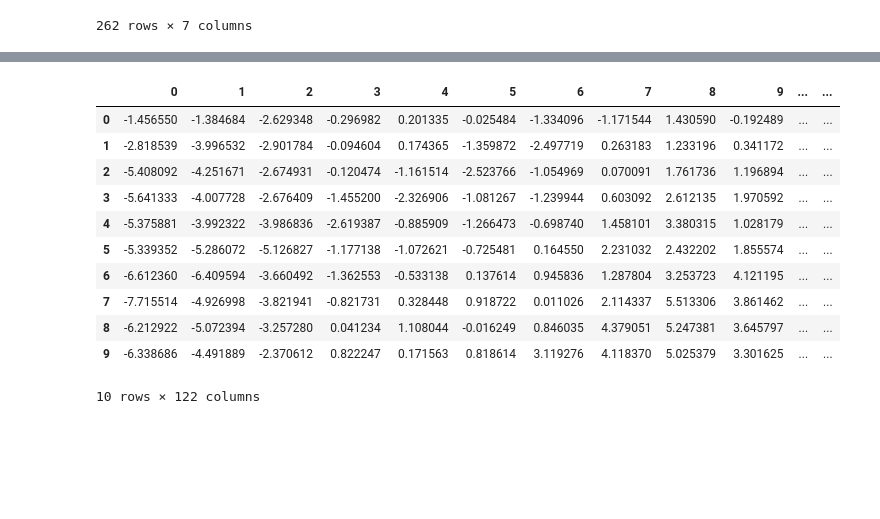
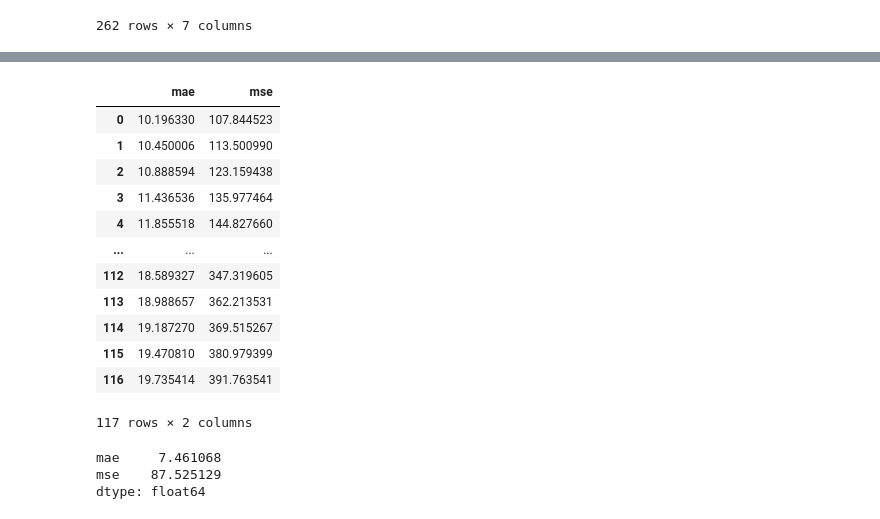
Before and after one commit to coldwhitewinters/tstools, a Jupyter notebook: notebook/tstools-playground-Copy1.ipynb, the cells around one changed output, grey strips where cells are left out. Saved outputs shown, nothing was run; the diff lists cells and outputs as text; code cells hidden in the pictures; blank space fills up the shorter version.

```diff
--- a/notebook/tstools-playground-Copy1.ipynb
+++ b/notebook/tstools-playground-Copy1.ipynb
@@ -1325,15 +184,22 @@ af_hfcst = [fcst.merge(data[["date", "close"]], on="date") for fcst in hfcst]
-# %%
-pd.concat([fcst["close"] - fcst["close_fcst"] for fcst in af_hfcst], axis=1)
-# %% [output]
-|  | 0 | 1 | 2 | 3 | 4 | 5 | 6 | 7 | 8 | 9 | ... | ... |
-| 0 | -1.456550 | -1.384684 | -2.629348 | -0.296982 | 0.201335 | -0.025484 | -1.334096 | -1.171544 | 1.430590 | -0.192489 | ... | ... |
-| 1 | -2.818539 | -3.996532 | -2.901784 | -0.094604 | 0.174365 | -1.359872 | -2.497719 | 0.263183 | 1.233196 | 0.341172 | ... | ... |
-| 2 | -5.408092 | -4.251671 | -2.674931 | -0.120474 | -1.161514 | -2.523766 | -1.054969 | 0.070091 | 1.761736 | 1.196894 | ... | ... |
-| 3 | -5.641333 | -4.007728 | -2.676409 | -1.455200 | -2.326906 | -1.081267 | -1.239944 | 0.603092 | 2.612135 | 1.970592 | ... | ... |
-| 4 | -5.375881 | -3.992322 | -3.986836 | -2.619387 | -0.885909 | -1.266473 | -0.698740 | 1.458101 | 3.380315 | 1.028179 | ... | ... |
-| 5 | -5.339352 | -5.286072 | -5.126827 | -1.177138 | -1.072621 | -0.725481 | 0.164550 | 2.231032 | 2.432202 | 1.855574 | ... | ... |
-| 6 | -6.612360 | -6.409594 | -3.660492 | -1.362553 | -0.533138 | 0.137614 | 0.945836 | 1.287804 | 3.253723 | 4.121195 | ... | ... |
-| 7 | -7.715514 | -4.926998 | -3.821941 | -0.821731 | 0.328448 | 0.918722 | 0.011026 | 2.114337 | 5.513306 | 3.861462 | ... | ... |
-| 8 | -6.212922 | -5.072394 | -3.257280 | 0.041234 | 1.108044 | -0.016249 | 0.846035 | 4.379051 | 5.247381 | 3.645797 | ... | ... |
-| 9 | -6.338686 | -4.491889 | -2.370612 | 0.822247 | 0.171563 | 0.818614 | 3.119276 | 4.118370 | 5.025379 | 3.301625 | ... | ... |
-10 rows × 122 columns
+# %%
+model.score_cv(train, hfcst, metrics=[mae, mse])
+# %% [output]
+|  | mae | mse |
+| 0 | 10.196330 | 107.844523 |
+| 1 | 10.450006 | 113.500990 |
+| 2 | 10.888594 | 123.159438 |
+| 3 | 11.436536 | 135.977464 |
+| 4 | 11.855518 | 144.827660 |
+| ... | ... | ... |
+| 112 | 18.589327 | 347.319605 |
+| 113 | 18.988657 | 362.213531 |
+| 114 | 19.187270 | 369.515267 |
+| 115 | 19.470810 | 380.979399 |
+| 116 | 19.735414 | 391.763541 |
+117 rows × 2 columns
+# %%
+model.score_cv(train, hfcst, metrics=[mae, mse], agg=np.mean)
+# %% [output]
+mae     7.461068
+mse    87.525129
+dtype: float64
```
Also changed, not shown: parts of 186 cells of this notebook, 4 other files.
